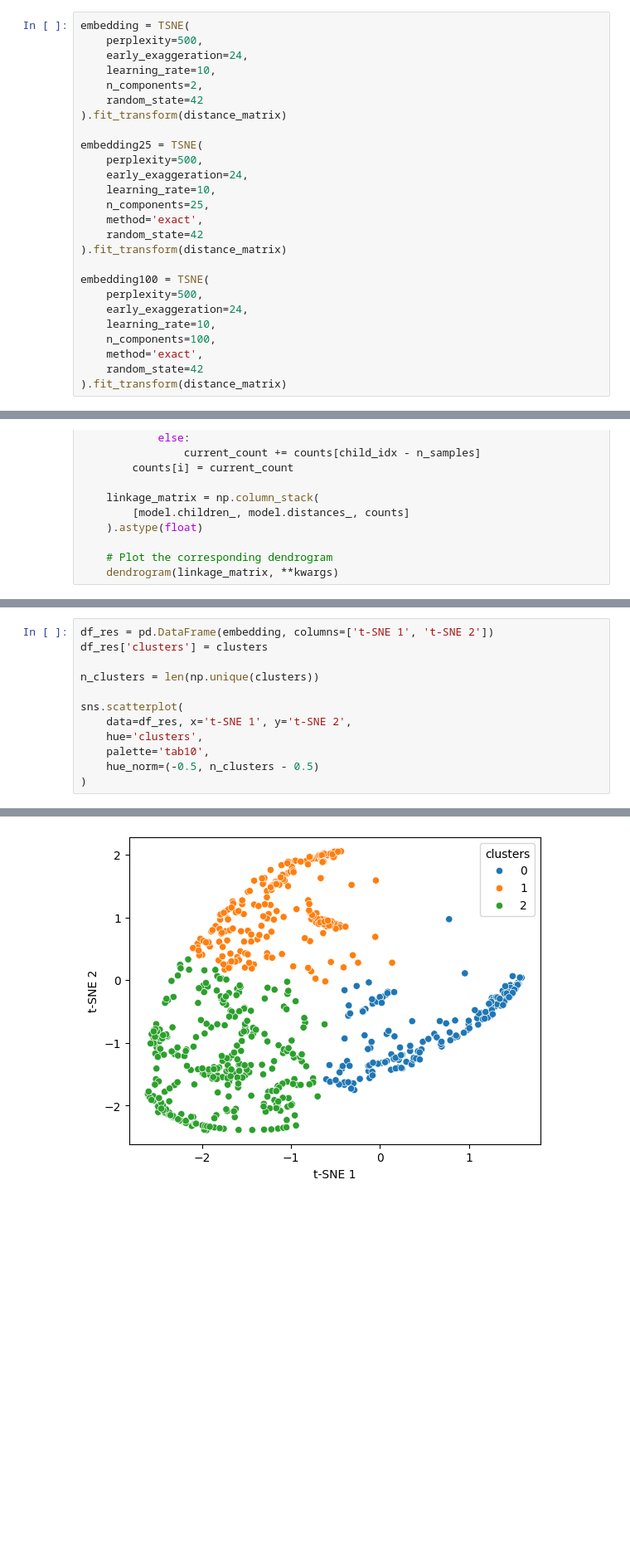
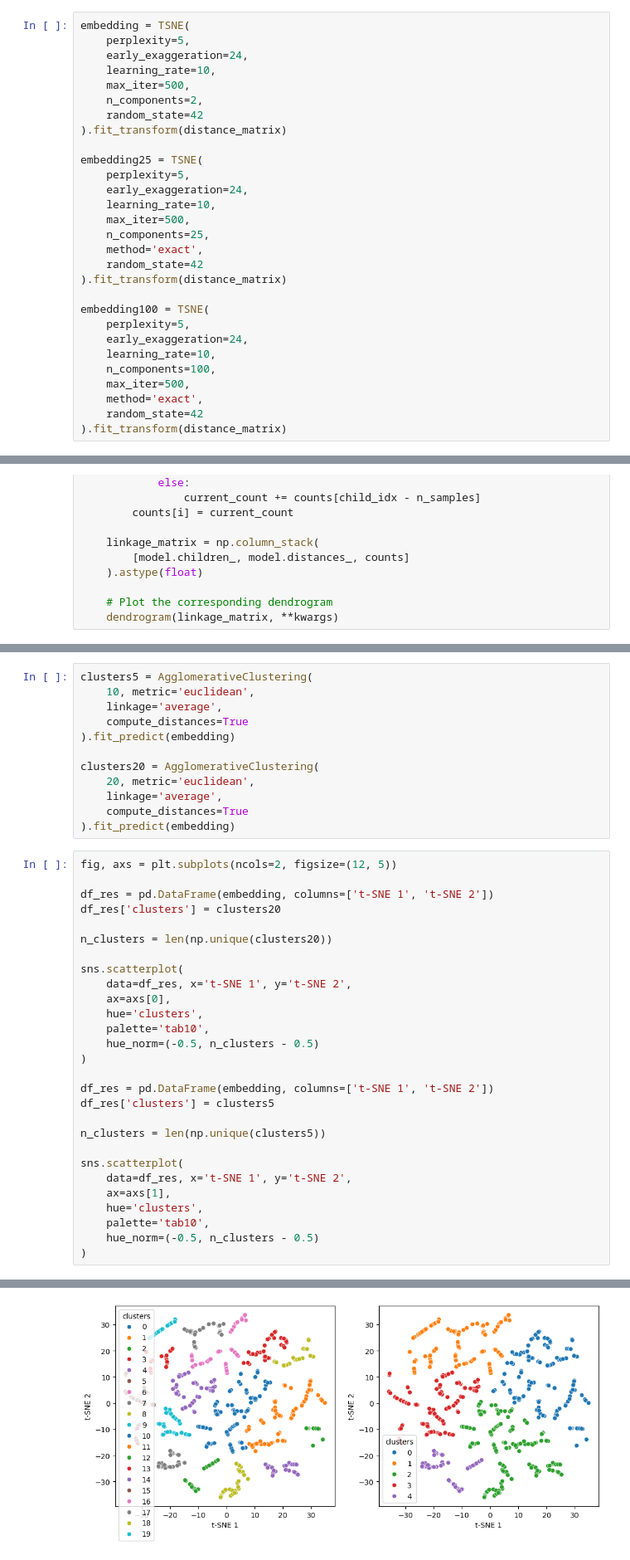
Before and after one commit to lukasjanusauskas/ais-duomenu-vizualizavimas, a Jupyter notebook: 4lab.ipynb, the cells around one changed output, grey strips where cells are left out. Shown at 83% size. Cells and saved outputs as stored; diff of their text form; blank space fills up the shorter version.

```diff
--- a/4lab.ipynb
+++ b/4lab.ipynb
@@ -16,26 +19,29 @@ labels = np.load('ship-types.npy')
 # %%
 embedding = TSNE(
-    perplexity=500,
+    perplexity=5,
     early_exaggeration=24,
     learning_rate=10,
+    max_iter=500,
     n_components=2,
     random_state=42
 ).fit_transform(distance_matrix)
 
 embedding25 = TSNE(
-    perplexity=500,
+    perplexity=5,
     early_exaggeration=24,
     learning_rate=10,
+    max_iter=500,
     n_components=25,
     method='exact',
     random_state=42
 ).fit_transform(distance_matrix)
 
 embedding100 = TSNE(
-    perplexity=500,
+    perplexity=5,
     early_exaggeration=24,
     learning_rate=10,
     n_components=100,
+    max_iter=500,
     method='exact',
     random_state=42
 ).fit_transform(distance_matrix)
@@ -214,15 +347,43 @@ plot_dendrogram(model, truncate_mode="level")
+# %%
+clusters5 = AgglomerativeClustering(
+    10, metric='euclidean',
+    linkage='average',
+    compute_distances=True
+).fit_predict(embedding)
+
+clusters20 = AgglomerativeClustering(
+    20, metric='euclidean',
+    linkage='average',
+    compute_distances=True
+).fit_predict(embedding)
 # %%
+fig, axs = plt.subplots(ncols=2, figsize=(12, 5))
+
 df_res = pd.DataFrame(embedding, columns=['t-SNE 1', 't-SNE 2'])
-df_res['clusters'] = clusters
+df_res['clusters'] = clusters20
 
-n_clusters = len(np.unique(clusters))
+n_clusters = len(np.unique(clusters20))
 
 sns.scatterplot(
     data=df_res, x='t-SNE 1', y='t-SNE 2',
+    ax=axs[0],
     hue='clusters',
     palette='tab10',
     hue_norm=(-0.5, n_clusters - 0.5)
 )
+
+df_res = pd.DataFrame(embedding, columns=['t-SNE 1', 't-SNE 2'])
+df_res['clusters'] = clusters5
+
+n_clusters = len(np.unique(clusters5))
+
+sns.scatterplot(
+    data=df_res, x='t-SNE 1', y='t-SNE 2',
+    ax=axs[1],
+    hue='clusters',
+    palette='tab10',
+    hue_norm=(-0.5, n_clusters - 0.5)
+)
 # %% [output]
 <Axes: xlabel='t-SNE 1', ylabel='t-SNE 2'>
-[figure, old version]
+[figure, new version]
```
Also changed, not shown: parts of 54 cells of this notebook.
